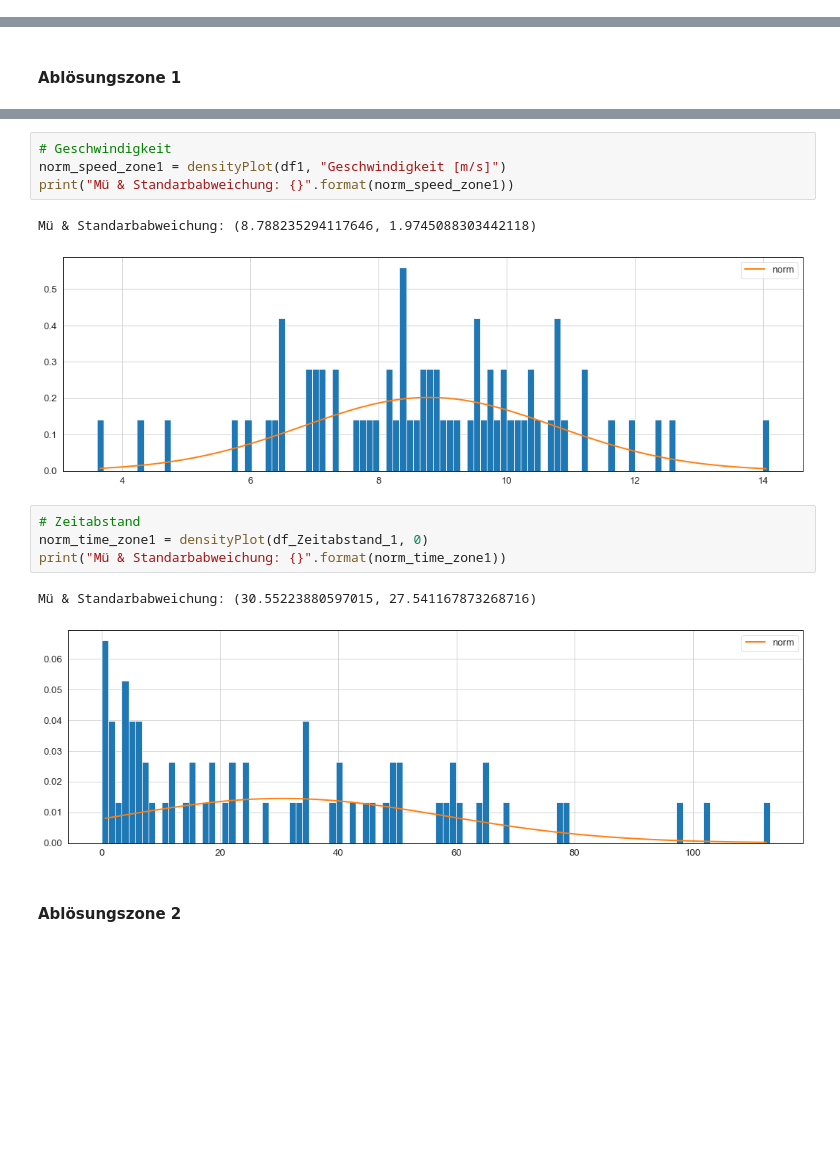
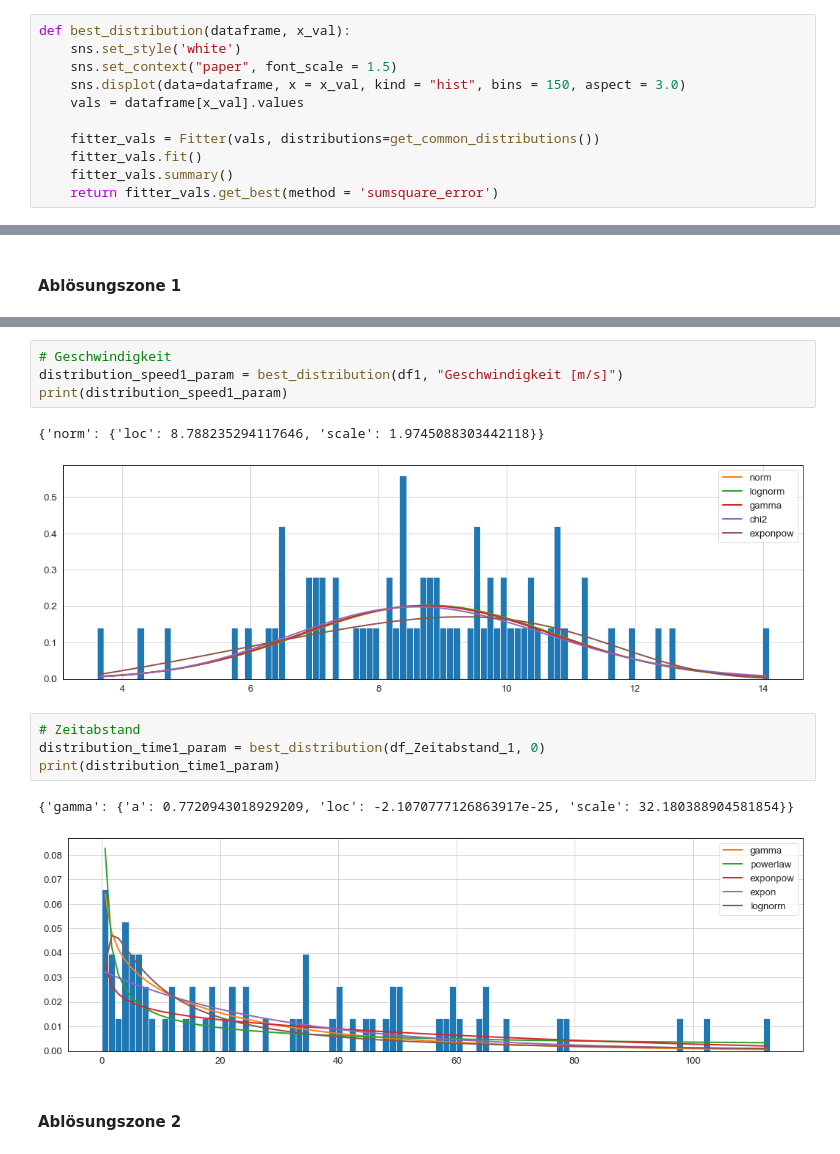
Before and after one commit to 7ben18/FHNW_Steinschlagrisiko, a Jupyter notebook: FHNW_Steinschlagrisiko.ipynb, the cells around one changed output, grey strips where cells are left out. Saved outputs shown, nothing was run; the diff lists cells and outputs as text; blank space fills up the shorter version.

Commit message:
add simulations for mass, speed, time

```diff
--- a/FHNW_Steinschlagrisiko.ipynb
+++ b/FHNW_Steinschlagrisiko.ipynb
@@ -421,3 +421,14 @@ def densityPlot(dataframe, x_val):
     norms = fitter_vals.fitted_param["norm"]
 
     return norms
+# %%
+def best_distribution(dataframe, x_val):
+    sns.set_style('white')
+    sns.set_context("paper", font_scale = 1.5)
+    sns.displot(data=dataframe, x = x_val, kind = "hist", bins = 150, aspect = 3.0)
+    vals = dataframe[x_val].values
+
+    fitter_vals = Fitter(vals, distributions=get_common_distributions())
+    fitter_vals.fit()
+    fitter_vals.summary()
+    return fitter_vals.get_best(method = 'sumsquare_error')
@@ -433,17 +468,17 @@ Mü & Standarbabweichung: (628.6323529411765, 690.7489521060746)
 # %%
 # Geschwindigkeit
-norm_speed_zone1 = densityPlot(df1, "Geschwindigkeit [m/s]")
-print("Mü & Standarbabweichung: {}".format(norm_speed_zone1))
+distribution_speed1_param = best_distribution(df1, "Geschwindigkeit [m/s]")
+print(distribution_speed1_param)
 # %% [output]
-Mü & Standarbabweichung: (8.788235294117646, 1.9745088303442118)
+{'norm': {'loc': 8.788235294117646, 'scale': 1.9745088303442118}}
-[figure, old version]
+[figure, new version]
 # %%
 # Zeitabstand
-norm_time_zone1 = densityPlot(df_Zeitabstand_1, 0)
-print("Mü & Standarbabweichung: {}".format(norm_time_zone1))
+distribution_time1_param = best_distribution(df_Zeitabstand_1, 0)
+print(distribution_time1_param)
 # %% [output]
-Mü & Standarbabweichung: (30.55223880597015, 27.541167873268716)
+{'gamma': {'a': 0.7720943018929209, 'loc': -2.1070777126863917e-25, 'scale': 32.180388904581854}}
-[figure, old version]
+[figure, new version]
 # %% [markdown]
 #### Ablösungszone 2
 # %%
```
Also changed, not shown: parts of 12 cells of this notebook.
